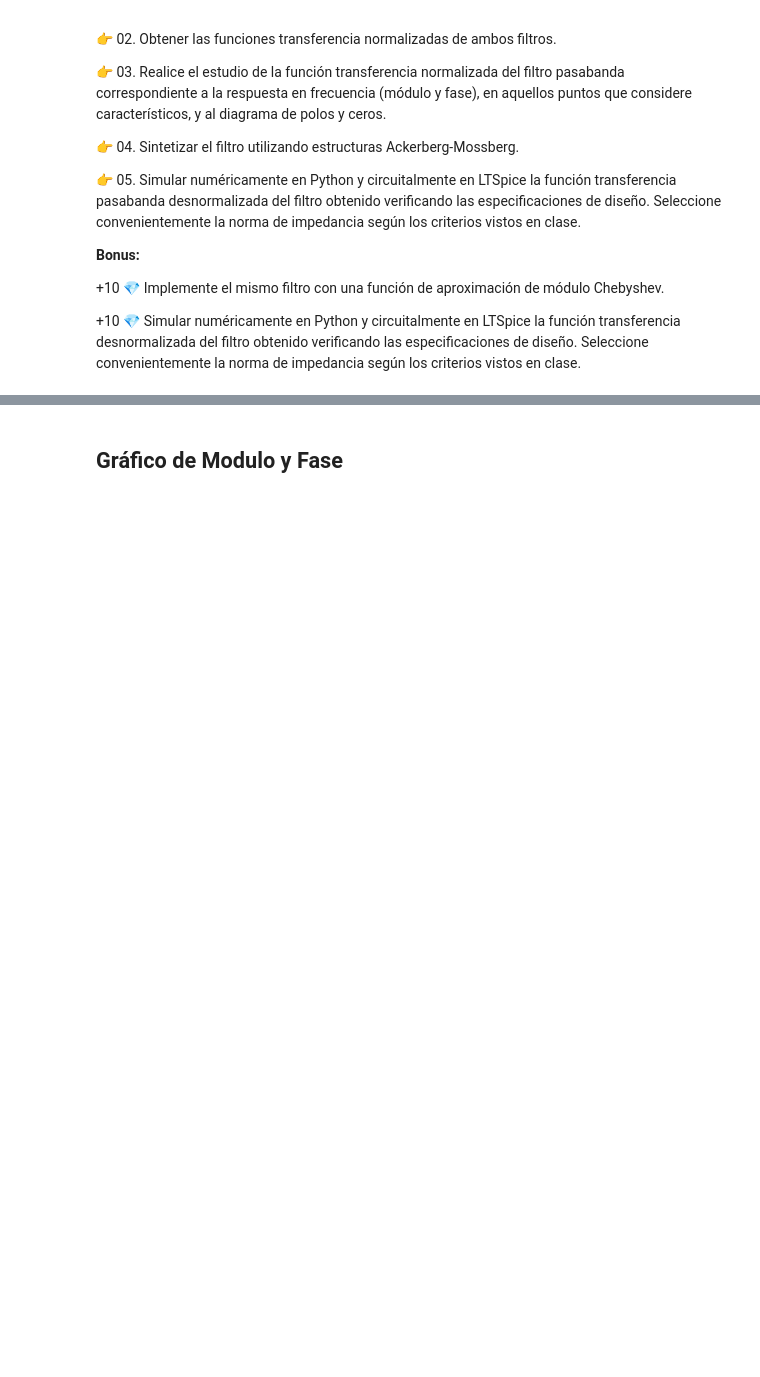
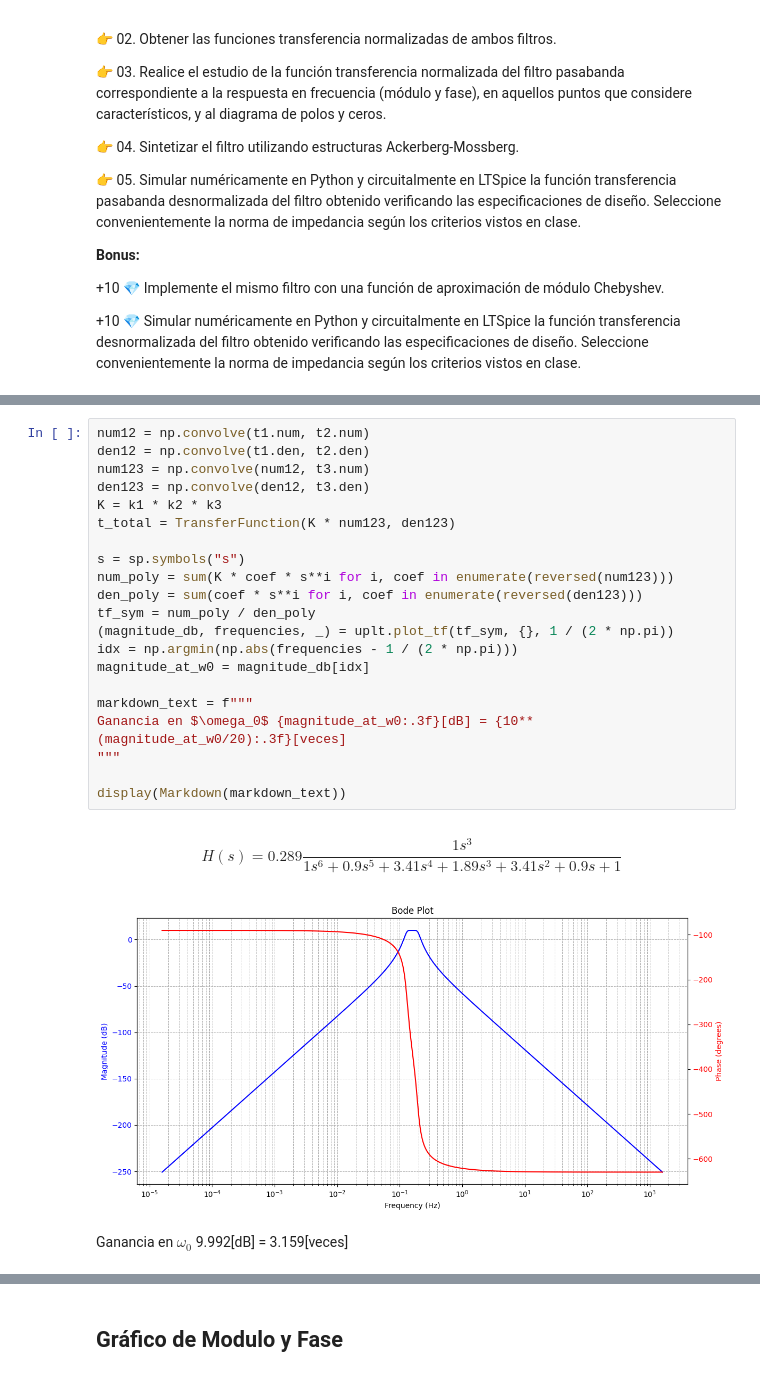
Before and after one commit to fborello-lambda/TC2-2025, a Jupyter notebook: TS6/TS6.ipynb, the cells around one changed output, grey strips where cells are left out. Saved outputs shown, nothing was run; the diff lists cells and outputs as text; blank space fills up the shorter version.

```diff
--- a/TS6/TS6.ipynb
+++ b/TS6/TS6.ipynb
@@ -69,0 +264,26 @@ Se pide un $\alpha_{max} = 1[dB]$.
+# %%
+num12 = np.convolve(t1.num, t2.num)
+den12 = np.convolve(t1.den, t2.den)
+num123 = np.convolve(num12, t3.num)
+den123 = np.convolve(den12, t3.den)
+K = k1 * k2 * k3
+t_total = TransferFunction(K * num123, den123)
+
+s = sp.symbols("s")
+num_poly = sum(K * coef * s**i for i, coef in enumerate(reversed(num123)))
+den_poly = sum(coef * s**i for i, coef in enumerate(reversed(den123)))
+tf_sym = num_poly / den_poly
+(magnitude_db, frequencies, _) = uplt.plot_tf(tf_sym, {}, 1 / (2 * np.pi))
+idx = np.argmin(np.abs(frequencies - 1 / (2 * np.pi)))
+magnitude_at_w0 = magnitude_db[idx]
+
+markdown_text = f"""
+Ganancia en $\omega_0$ {magnitude_at_w0:.3f}[dB] = {10**(magnitude_at_w0/20):.3f}[veces]
+"""
+
+display(Markdown(markdown_text))
+# %% [output]
+$$H(s) = 0.289 \frac{1s^3}{1s^6 + 0.9s^5 + 3.41s^4 + 1.89s^3 + 3.41s^2 + 0.9s + 1}$$
+[figure, added]
+
+Ganancia en $\omega_0$ 9.992[dB] = 3.159[veces]
```
Also changed, not shown: parts of 14 cells of this notebook.
